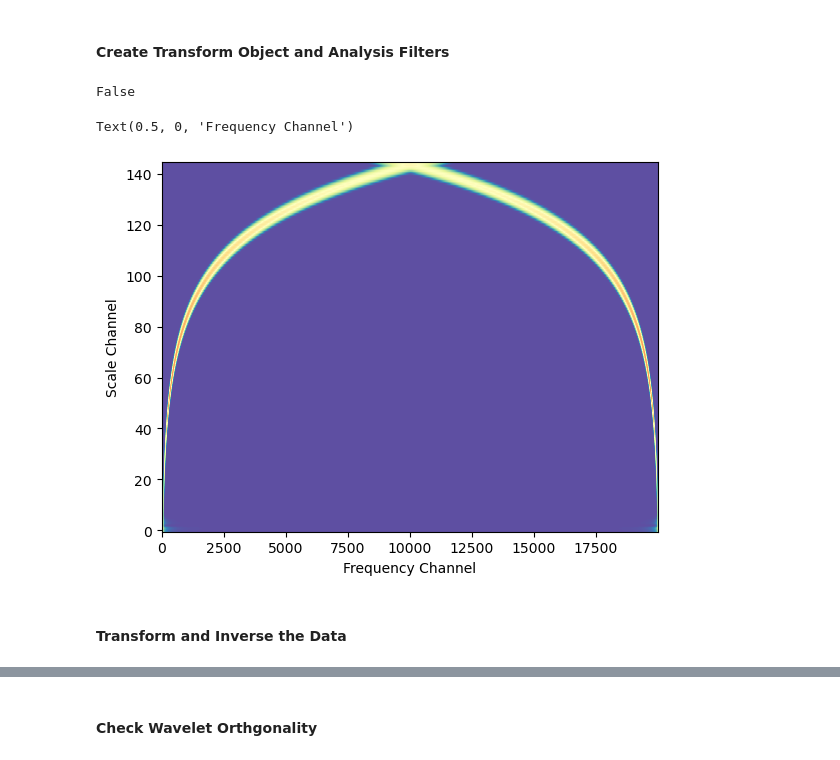
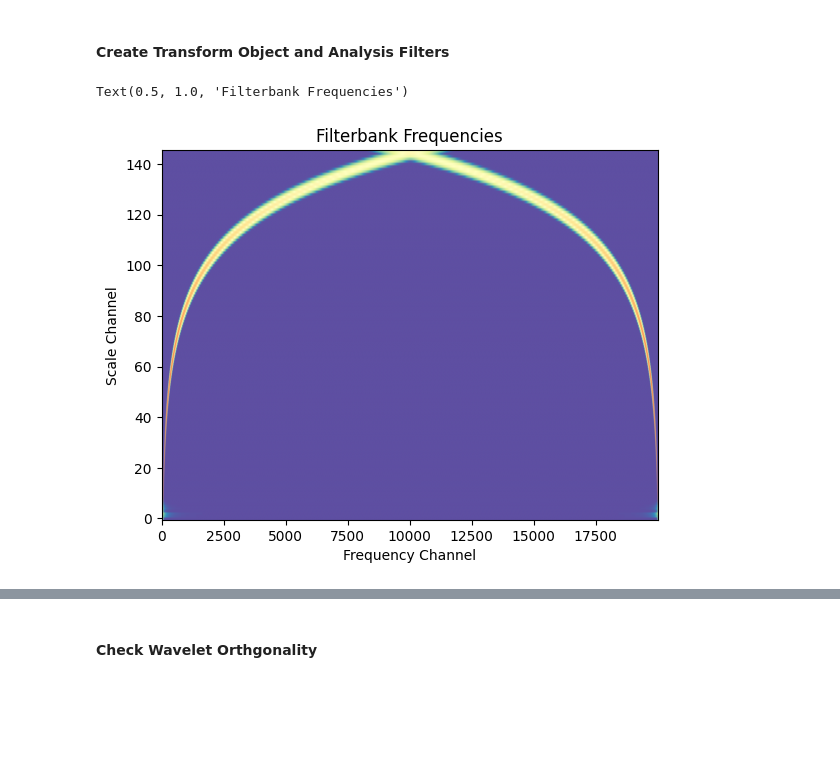
Before and after one commit to aphoffmann/InvertibleWavelets, a Jupyter notebook: ExampleUsage.ipynb, the cells around one changed output, grey strips where cells are left out. Cells and saved outputs as stored; diff of their text form; code cells hidden in the pictures; blank space fills up the shorter version.

```diff
--- a/ExampleUsage.ipynb
+++ b/ExampleUsage.ipynb
@@ -13,30 +13,24 @@ data = np.load("data.npy")
 sample_rate = 50.0                          # 50 Hz sampling rate
 num_samples = data.shape[-1]                # 5000 samples
 t = np.arange(num_samples) / sample_rate    # time array
-
-data += signal.square(2 * np.pi * 0.1 * t)  # add a square wave to the data
 # %% [markdown]
 #### Create Transform Object and Analysis Filters
 # %%
-"Pad Length"
-fb = DyadicFilterBank(wavelet=Cauchy(1000) , fs=sample_rate, N=4*5000, real=True, s_max = 10, dj = 1/18, compensation=False)
+"Filterbank"
+fb = DyadicFilterBank(wavelet=Cauchy(1000) , fs=sample_rate, N=4*5000, real=True, s_max = 10, dj = 1/18, compensation=True)
 
+"Transform"
 transform = Transform(
     data=data,
     fs = sample_rate,
     filterbank=fb,
 )
-
-print(fb.compensation)
-# %% [output]
-False
 # %%
 fig, ax = plt.subplots(1,1)
 ax.imshow(np.log(np.abs(transform.Wfreq)+1e-3), aspect='auto', origin='lower', cmap='Spectral_r', interpolation=None)
 ax.set_ylabel('Scale Channel')
 ax.set_xlabel('Frequency Channel')
+plt.title('Filterbank Frequencies')
 # %% [output]
-Text(0.5, 0, 'Frequency Channel')
+Text(0.5, 1.0, 'Filterbank Frequencies')
-[figure, old version]
+[figure, new version]
-# %% [markdown]
-#### Transform and Inverse the Data
```
Also changed, not shown: parts of 9 cells of this notebook, 9 other files.
